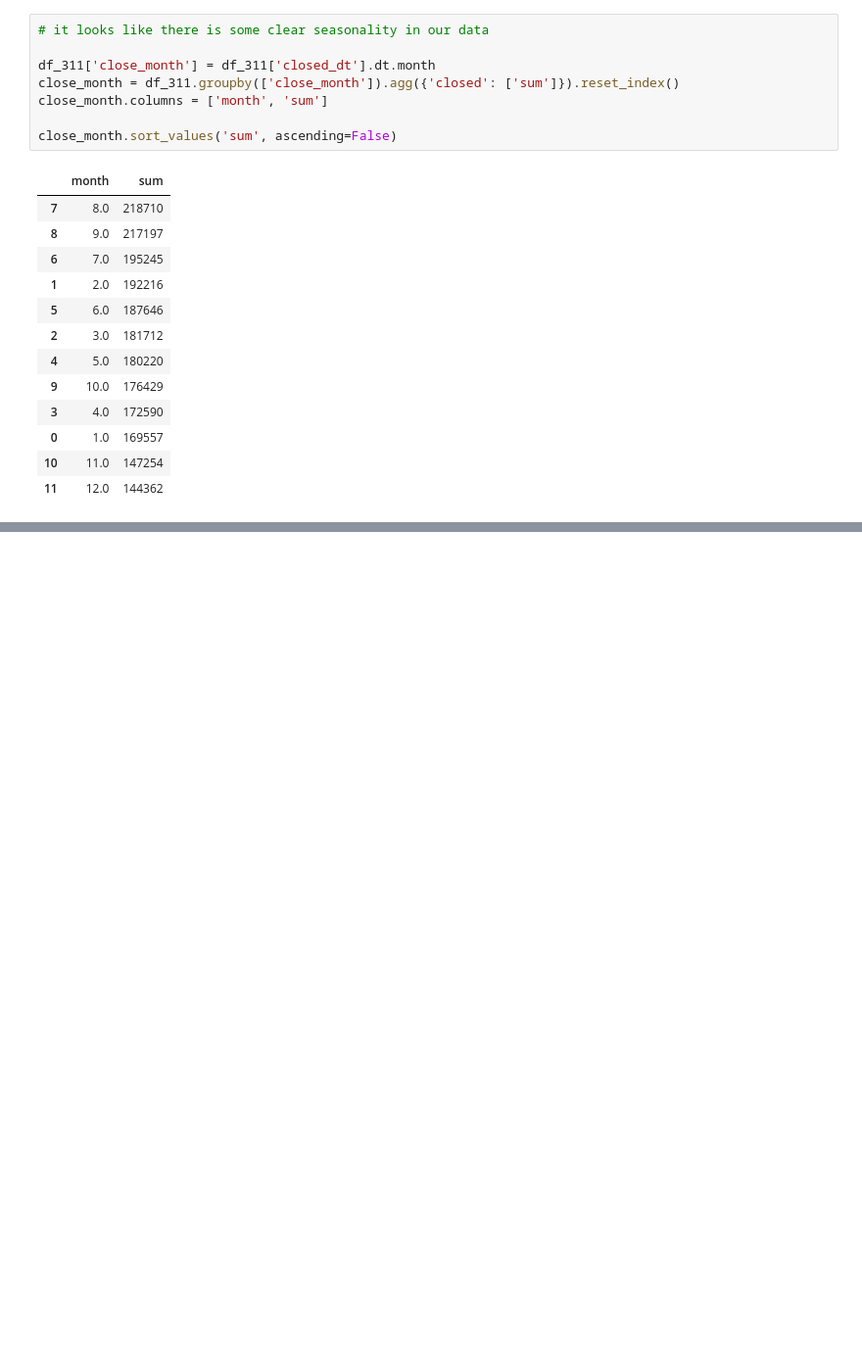
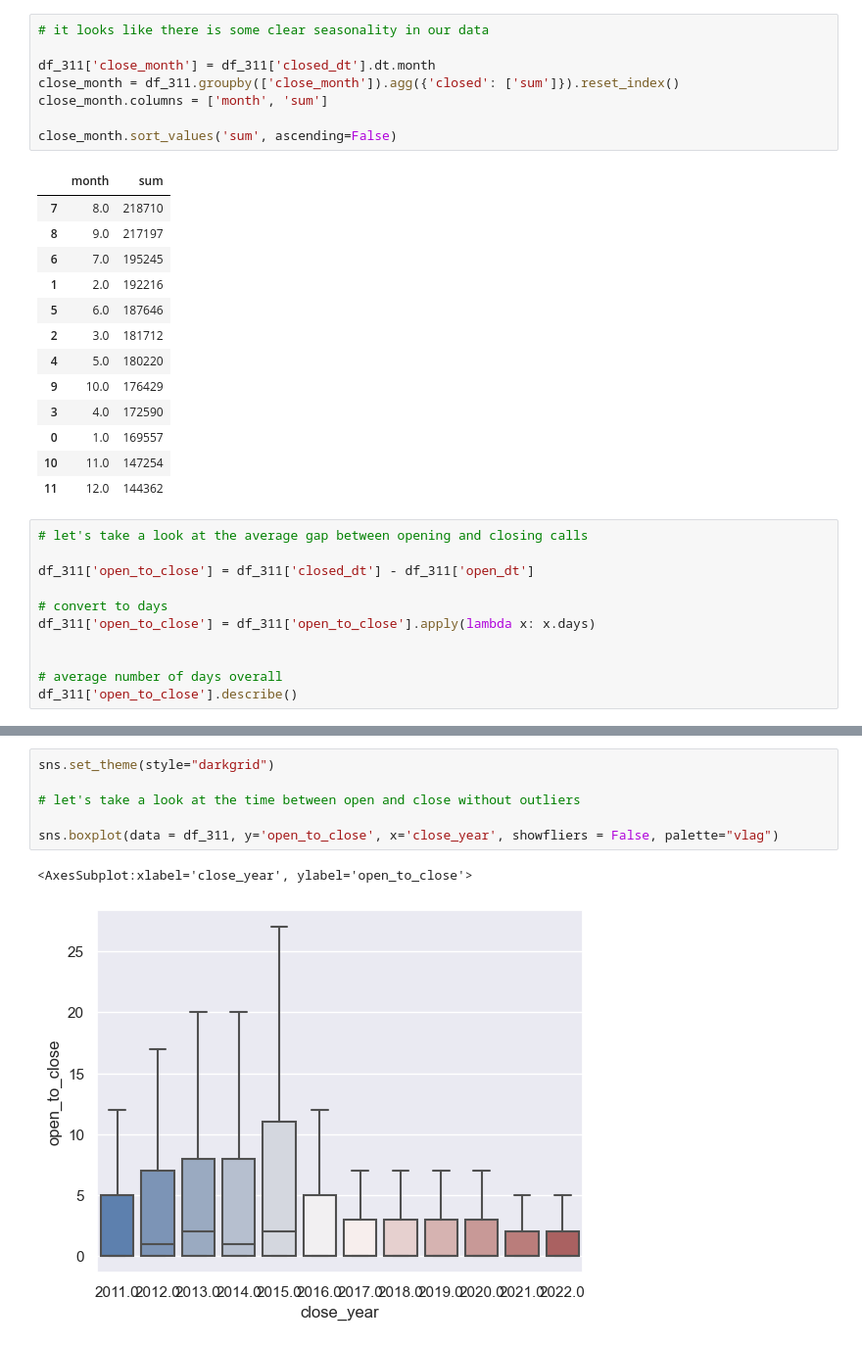
Before and after one commit to georgetown-analytics/boston-311, a Jupyter notebook: 02 code/EDA for 311 data.ipynb, the cells around one changed output, grey strips where cells are left out. Shown at 98% size. Drawn from its saved outputs; the diff is of its cells as text; blank space fills up the shorter version.

```diff
--- a/02 code/EDA for 311 data.ipynb
+++ b/02 code/EDA for 311 data.ipynb
@@ -76,3 +82,14 @@ close_month.sort_values('sum', ascending=False)
 | 0 | 1.0 | 169557 |
 | 10 | 11.0 | 147254 |
 | 11 | 12.0 | 144362 |
+# %%
+# let's take a look at the average gap between opening and closing calls
+
+df_311['open_to_close'] = df_311['closed_dt'] - df_311['open_dt']
+
+# convert to days
+df_311['open_to_close'] = df_311['open_to_close'].apply(lambda x: x.days)
+
+
+# average number of days overall
+df_311['open_to_close'].describe()
@@ -78,0 +124,9 @@ close_month.sort_values('sum', ascending=False)
+# %%
+sns.set_theme(style="darkgrid")
+
+# let's take a look at the time between open and close without outliers
+
+sns.boxplot(data = df_311, y='open_to_close', x='close_year', showfliers = False, palette="vlag")
+# %% [output]
+<AxesSubplot:xlabel='close_year', ylabel='open_to_close'>
+[figure, added]
```
Also changed, not shown: parts of 5 cells of this notebook, 1 other file.
